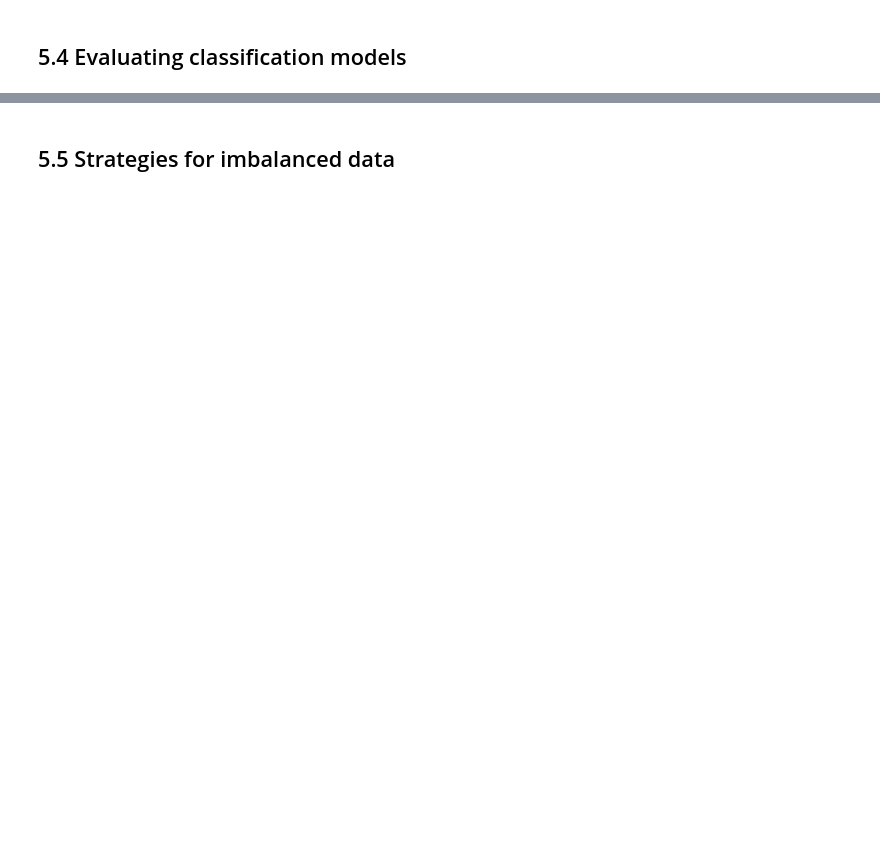
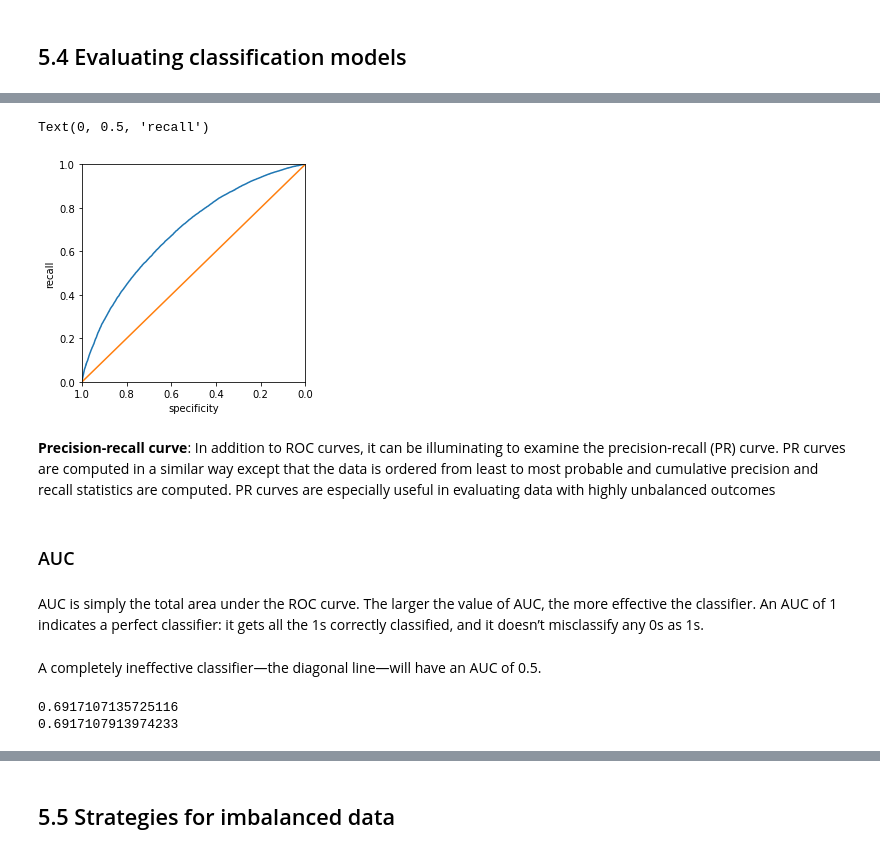
Before and after one commit to DataS07/practical-statistics-for-data-scientists-2nd, a Jupyter notebook: Chapter 5. Classification.ipynb, the cells around one changed output, grey strips where cells are left out. Cells and saved outputs as stored; diff of their text form; code cells hidden in the pictures; blank space fills up the shorter version.

```diff
--- a/Chapter 5. Classification.ipynb
+++ b/Chapter 5. Classification.ipynb
@@ -230,0 +567,29 @@ ax.plot(*loan_lda.means_.transpose())
+# %%
+from sklearn.metrics import roc_curve, accuracy_score, roc_auc_score
+
+fpr, tpr, thresholds = roc_curve(y, logit_reg.predict_proba(X)[:,0],pos_label='default')
+roc_df = pd.DataFrame({'recall': tpr, 'specificity': 1 - fpr})
+ax = roc_df.plot(x='specificity', y='recall', figsize=(4, 4), legend=False)
+
+ax.set_ylim(0, 1)
+ax.set_xlim(1, 0)
+ax.plot((1, 0), (0, 1))
+ax.set_xlabel('specificity')
+ax.set_ylabel('recall')
+# %% [output]
+Text(0, 0.5, 'recall')
+[figure, added]
+# %% [markdown]
+**Precision-recall curve**: In addition to ROC curves, it can be illuminating to examine the precision-recall (PR) curve. PR curves are computed in a similar way except that the data is ordered from least to most probable and cumulative precision and recall statistics are computed. PR curves are especially useful in evaluating data with highly unbalanced outcomes
+# %% [markdown]
+### AUC
+# %% [markdown]
+AUC is simply the total area under the ROC curve. The larger the value of AUC, the more effective the classifier. An AUC of 1 indicates a perfect classifier: it gets all the 1s correctly classified, and it doesn’t misclassify any 0s as 1s.
+# %% [markdown]
+A completely ineffective classifier—the diagonal line—will have an AUC of 0.5.
+# %%
+print(np.sum(roc_df.recall[:-1] * np.diff(1 - roc_df.specificity)))
+print(roc_auc_score([1 if yi == 'default' else 0 for yi in y], logit_reg.predict_proba(X)[:, 0]))
+# %% [output]
+0.6917107135725116
+0.6917107913974233
```
Also changed, not shown: parts of 85 cells of this notebook.
